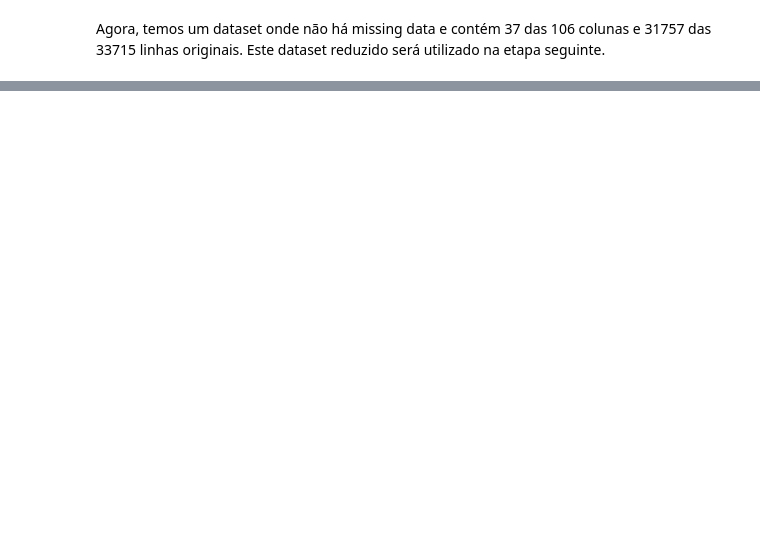
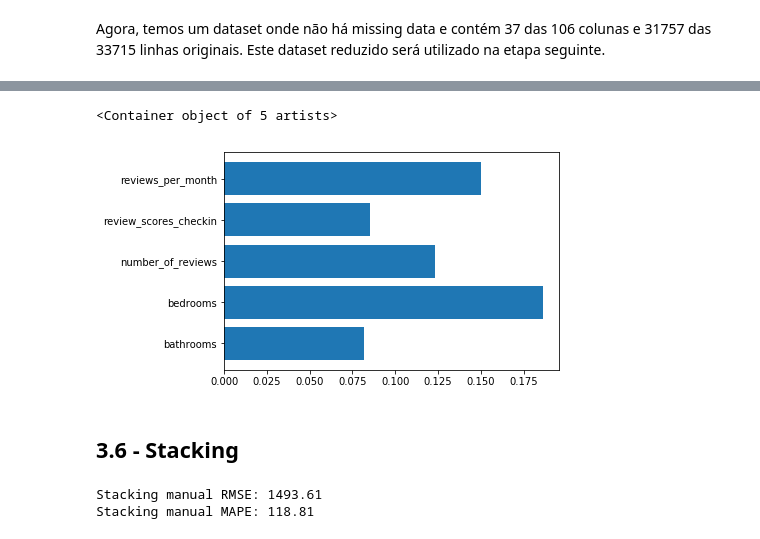
Before and after one commit to rlopes404/airbnb, a Jupyter notebook: airbnb-notebook.ipynb, the cells around one changed output, grey strips where cells are left out. Saved outputs shown, nothing was run; the diff lists cells and outputs as text; code cells hidden in the pictures; blank space fills up the shorter version.

```diff
--- a/airbnb-notebook.ipynb
+++ b/airbnb-notebook.ipynb
@@ -228,0 +336,7 @@ data.dtypes
+# %%
+print(X_train.groupby('room_type')[y_name].agg('mean').sort_values(ascending=False))
+
+replace_map = {'room_type' : {'Shared room': 1, 'Private room': 2, 'Hotel room': 3, 'Entire home/apt': 4}}
+X_train.replace(replace_map, inplace=True)
+X_valid.replace(replace_map, inplace=True)
+X_test.replace(replace_map, inplace=True)
@@ -228,0 +406,14 @@ data.dtypes
+# %%
+plt.hist(X_train['price'].apply(math.log))
+plt.title('log(Price)')
+
+idxs = (np.abs(stats.zscore(X_train['price'])) <= 2)
+X_train = X_train[idxs]
+
+Y_train = X_train[y_name]
+Y_test = X_test[y_name]
+Y_valid = X_valid[y_name]
+
+X_train.drop(columns=[y_name], inplace=True)
+X_test.drop(columns=[y_name], inplace=True)
+X_valid.drop(columns=[y_name], inplace=True)
@@ -228,0 +513,18 @@ data.dtypes
+# %%
+grid_params = {
+            'learning_rate': [0.01, 0.1],
+            'n_estimators': [500, 1000],
+            'max_depth': [3, 10],
+            'subsample': [0.8, 1.0],
+            'colsample_bytree': [0.8, 1.0],
+            'early_stopping_rounds': [10],
+            #'min_child_weight': [1, 10],
+            #'gamma': [0, 1]
+            }
+xgb = GridSearchCV(estimator=XGBRegressor(seed=42), param_grid=grid_params, cv=2, verbose=1)
+xgb.fit(X_train, Y_train)
+
+Y_pred = xgb.predict(X_test)
+RMSE_xgb = np.sqrt(metrics.mean_squared_error(Y_test, Y_pred))
+print('XGB RMSE: %.2f' %(RMSE_xgb)) #1555.91
+print('XGB MAPE: %.2f'%(MAPE(Y_test, Y_pred)))
@@ -228,0 +556,37 @@ data.dtypes
+# %%
+idx = np.argsort(xgb.best_estimator_.feature_importances_)[-5:]
+
+labels = X_train.columns[idx]
+values = np.sort(xgb.best_estimator_.feature_importances_)[-5:]
+plt.barh(labels, values)
+# %% [output]
+<Container object of 5 artists>
+[figure, added]
+# %% [markdown]
+## 3.6 - Stacking
+# %%
+_X_valid_poly = poly.fit_transform(X_valid)
+_X_test_poly = poly.fit_transform(X_test)
+
+lr_y_pred = lr_poly.predict(_X_valid_poly).reshape(-1,1)
+knn_y_pred = knn.predict(X_valid).reshape(-1,1)
+xgb_y_pred = xgb.predict(X_valid).reshape(-1,1)
+
+_X_train = np.concatenate([xgb_y_pred, knn_y_pred, lr_y_pred], axis=1)
+
+_lr = LinearRegression().fit(_X_train, Y_valid)
+
+
+lr_y_pred = lr_poly.predict(_X_test_poly).reshape(-1,1)
+knn_y_pred = knn.predict(X_test).reshape(-1,1)
+xgb_y_pred = xgb.predict(X_test).reshape(-1,1)
+_X_test = np.concatenate([xgb_y_pred, knn_y_pred, lr_y_pred], axis=1)
+
+
+Y_pred = _lr.predict(_X_test)
+MSE = metrics.mean_squared_error(Y_test, Y_pred)
+print('Stacking manual RMSE: %.2f' %(np.sqrt(MSE)))
+print('Stacking manual MAPE: %.2f'%(MAPE(Y_test, Y_pred)))
+# %% [output]
+Stacking manual RMSE: 1493.61
+Stacking manual MAPE: 118.81
```
Also changed, not shown: parts of 49 cells of this notebook.
